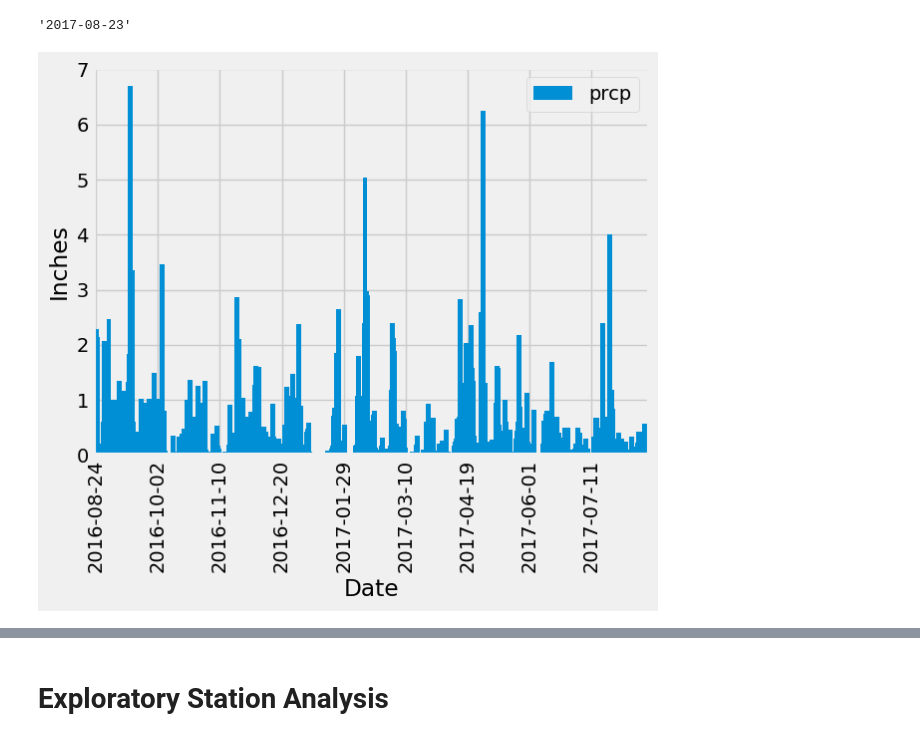
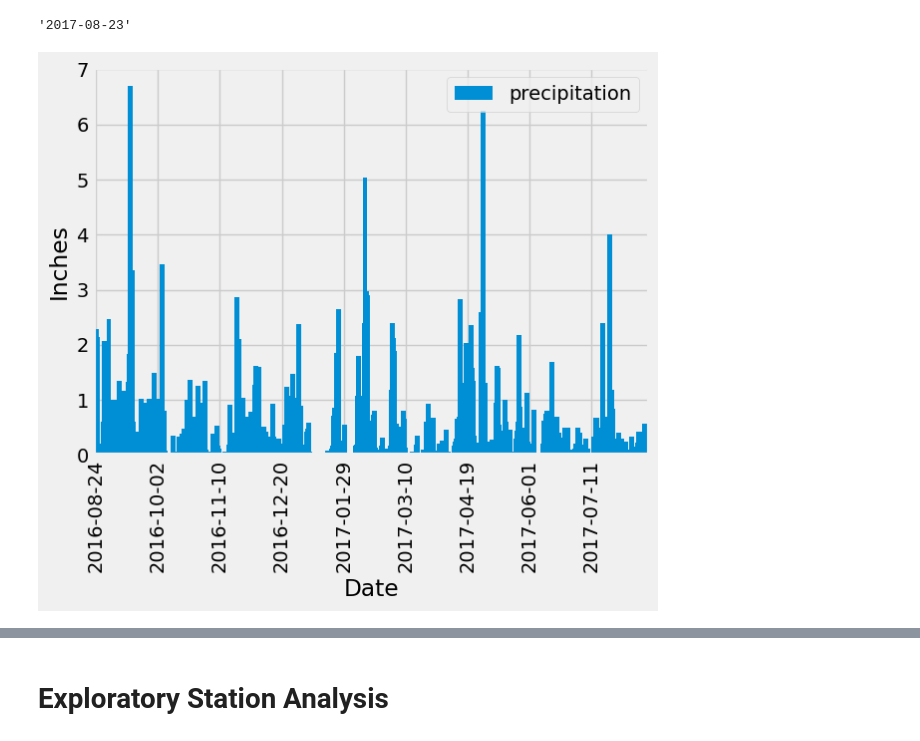
Before and after one commit to benrich322/sqlalchemy-challenge, a Jupyter notebook: SurfsUp/climate.ipynb, the cells around one changed output, grey strips where cells are left out. Saved outputs shown, nothing was run; the diff lists cells and outputs as text; code cells hidden in the pictures.

```diff
--- a/SurfsUp/climate.ipynb
+++ b/SurfsUp/climate.ipynb
@@ -67,31 +67,33 @@ most_recent_date
 # Starting from the most recent data point in the database.
 
 # Calculate the date one year from the last date in data set.
 most_recent_date_format = datetime.strptime(most_recent_date, "%Y-%m-%d")
 one_year_from_last_date = most_recent_date_format + timedelta(days=-365)
 result = one_year_from_last_date.strftime("%Y-%m-%d")
 
 # Perform a query to retrieve the data and precipitation scores
 
 precipitation_scores = session.query(measurement.date, measurement.prcp).\
     filter(measurement.date > result).\
     order_by(measurement.date).all()
 # Save the query results as a Pandas DataFrame. Explicitly set the column names
 
 df = pd.DataFrame(precipitation_scores, columns=['date', 'prcp'])
 
 # Sort the dataframe by date
 sorted_df = df.sort_values('date', ascending=False)
 
 # Use Pandas Plotting with Matplotlib to plot the data
 y='prcp'
 x='date'
 df.plot(x='date',y='prcp', kind='bar',width=20)
 num_xticks = 10
 locator = ticker.MaxNLocator(num_xticks)
 plt.gca().xaxis.set_major_locator(locator)
 plt.xlabel('Date')
 plt.ylabel('Inches')
+leg = plt.legend(loc='upper right')
+leg.get_texts()[0].set_text('precipitation')
 plt.show()
 # %% [output]
-[figure, old version]
+[figure, new version]
```
Also changed, not shown: parts of 2 cells of this notebook.
